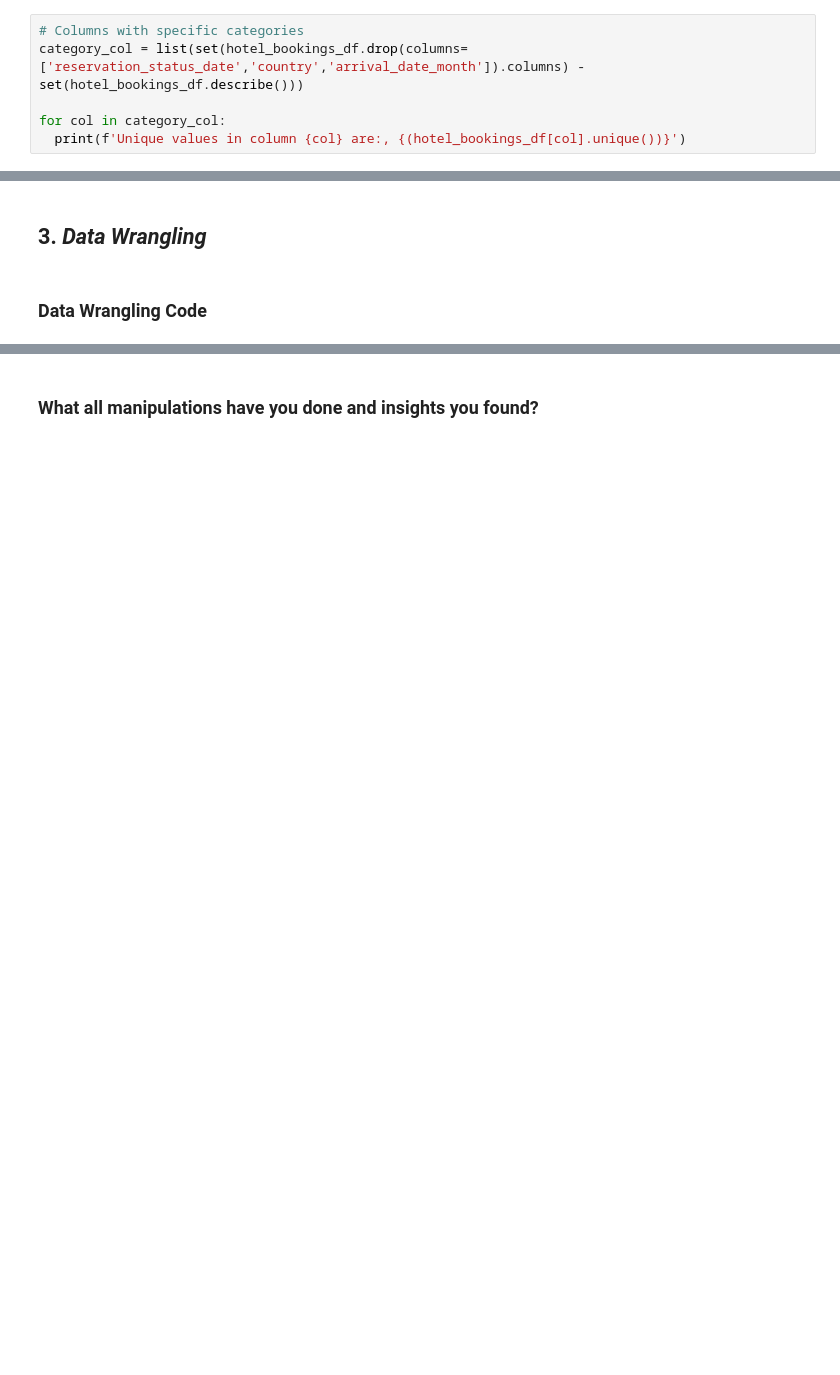
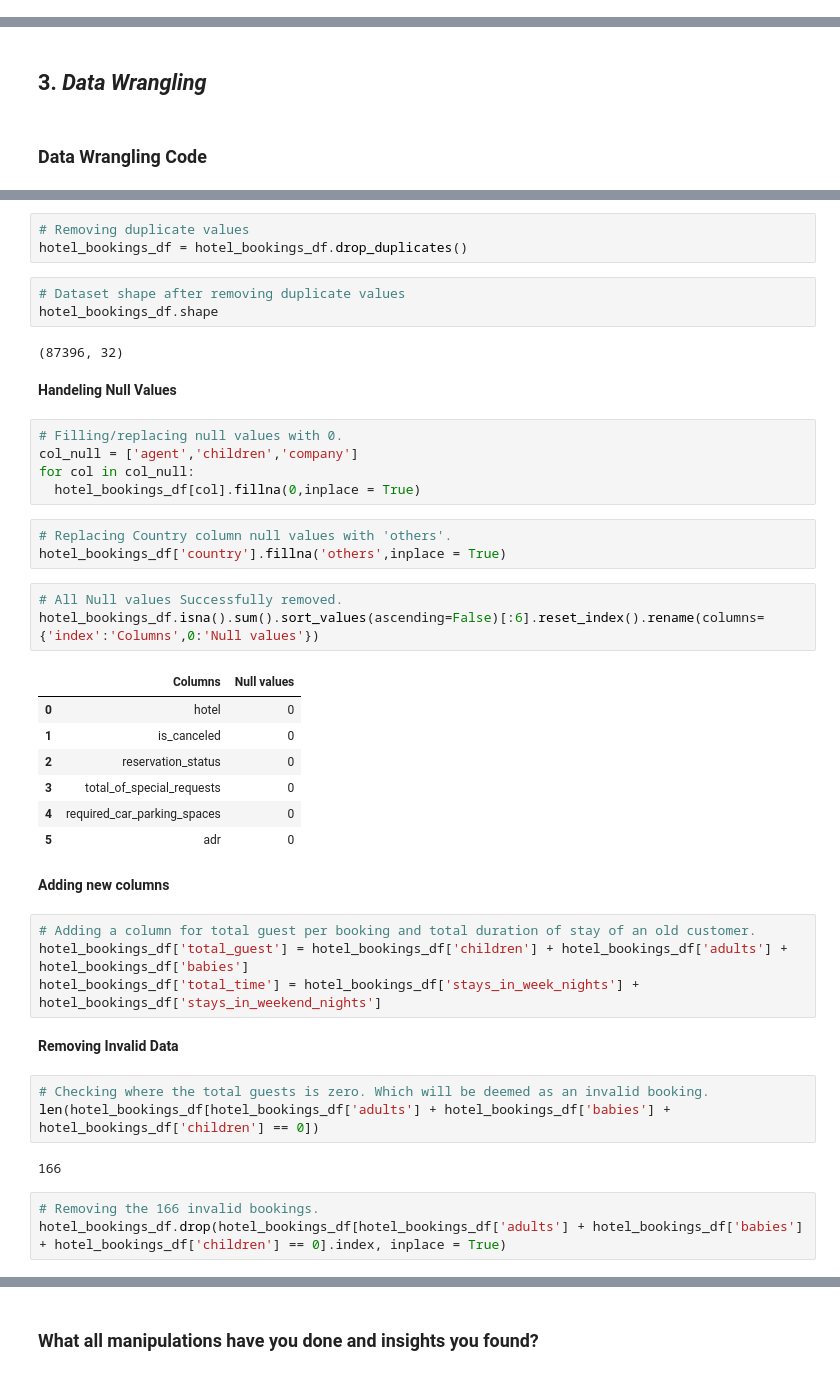
Before and after one commit to DevanshA2511/Hotel-Booking-Analysis-EDA, a Jupyter notebook: Hotel_Booking_Analysis_EDA_.ipynb, the cells around one changed output, grey strips where cells are left out. Drawn from its saved outputs; the diff is of its cells as text; blank space fills up the shorter version.

```diff
--- a/Hotel_Booking_Analysis_EDA_.ipynb
+++ b/Hotel_Booking_Analysis_EDA_.ipynb
@@ -299,6 +296,0 @@ Unique values in column lead_time are:, [342 737   7  13  14   0   9  85  75  23
-# %%
-# Columns with specific categories
-category_col = list(set(hotel_bookings_df.drop(columns=['reservation_status_date','country','arrival_date_month']).columns) - set(hotel_bookings_df.describe()))
-
-for col in category_col:
-  print(f'Unique values in column {col} are:, {(hotel_bookings_df[col].unique())}')
@@ -321,0 +303,45 @@ Unique values in column market_segment are:, ['Direct' 'Corporate' 'Online TA' '
+# %%
+# Removing duplicate values
+hotel_bookings_df = hotel_bookings_df.drop_duplicates()
+# %%
+# Dataset shape after removing duplicate values
+hotel_bookings_df.shape
+# %% [output]
+(87396, 32)
+# %% [markdown]
+**Handeling Null Values**
+# %%
+# Filling/replacing null values with 0.
+col_null = ['agent','children','company']
+for col in col_null:
+  hotel_bookings_df[col].fillna(0,inplace = True)
+# %%
+# Replacing Country column null values with 'others'.
+hotel_bookings_df['country'].fillna('others',inplace = True)
+# %%
+# All Null values Successfully removed.
+hotel_bookings_df.isna().sum().sort_values(ascending=False)[:6].reset_index().rename(columns={'index':'Columns',0:'Null values'})
+# %% [output]
+|  | Columns | Null values |
+| 0 | hotel | 0 |
+| 1 | is_canceled | 0 |
+| 2 | reservation_status | 0 |
+| 3 | total_of_special_requests | 0 |
+| 4 | required_car_parking_spaces | 0 |
+| 5 | adr | 0 |
+# %% [markdown]
+**Adding new columns**
+# %%
+# Adding a column for total guest per booking and total duration of stay of an old customer.
+hotel_bookings_df['total_guest'] = hotel_bookings_df['children'] + hotel_bookings_df['adults'] + hotel_bookings_df['babies']
+hotel_bookings_df['total_time'] = hotel_bookings_df['stays_in_week_nights'] + hotel_bookings_df['stays_in_weekend_nights']
+# %% [markdown]
+**Removing Invalid Data**
+# %%
+# Checking where the total guests is zero. Which will be deemed as an invalid booking.
+len(hotel_bookings_df[hotel_bookings_df['adults'] + hotel_bookings_df['babies'] + hotel_bookings_df['children'] == 0])
+# %% [output]
+166
+# %%
+# Removing the 166 invalid bookings.
+hotel_bookings_df.drop(hotel_bookings_df[hotel_bookings_df['adults'] + hotel_bookings_df['babies'] + hotel_bookings_df['children'] == 0].index, inplace = True)
```
Also changed, not shown: parts of 20 cells of this notebook.
